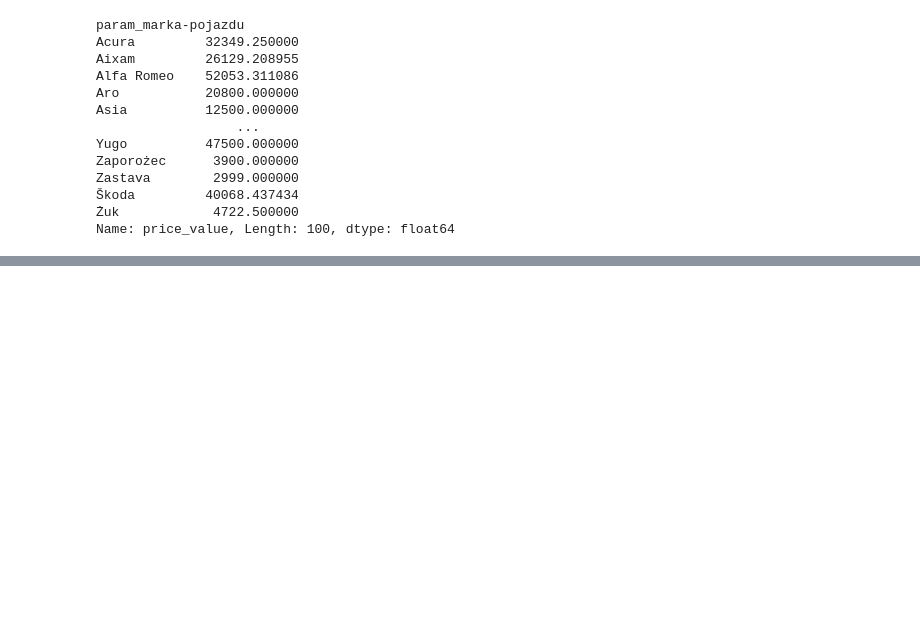
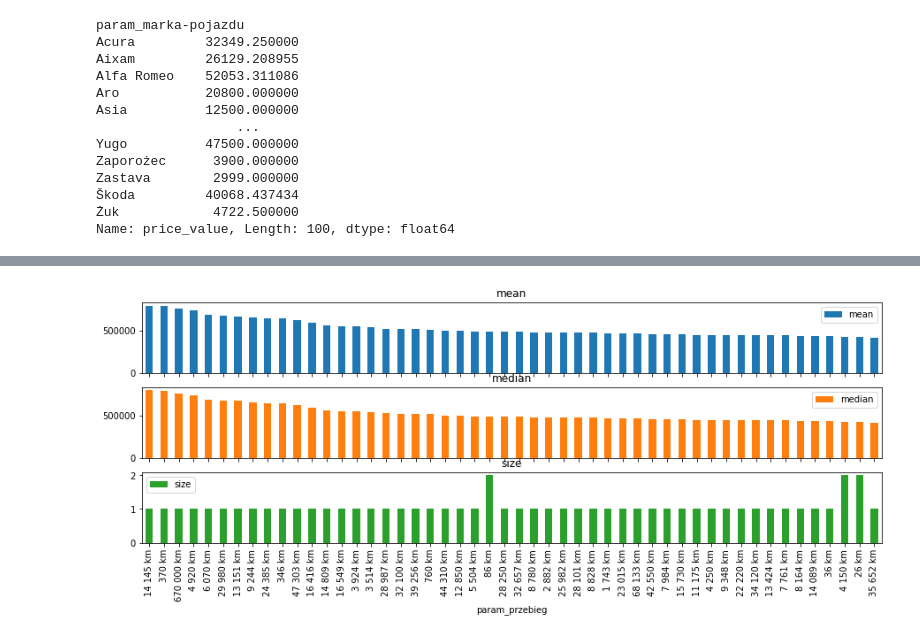
Before and after one commit to mb345/dw_matrix_car, a Jupyter notebook: day2_visualisation.ipynb, the cells around one changed output, grey strips where cells are left out. Drawn from its saved outputs; the diff is of its cells as text; code cells hidden in the pictures; blank space fills up the shorter version.

```diff
--- a/day2_visualisation.ipynb
+++ b/day2_visualisation.ipynb
@@ -131,0 +135,4 @@ group_and_barplot(feat_groupby='param_kolor', subplots=True, feat_sort='mean');
+# %%
+group_and_barplot(feat_groupby='param_przebieg', subplots=True, feat_sort='mean');
+# %% [output]
+[figure, added]
```
Also changed, not shown: parts of 2 cells of this notebook, 1 other file.
